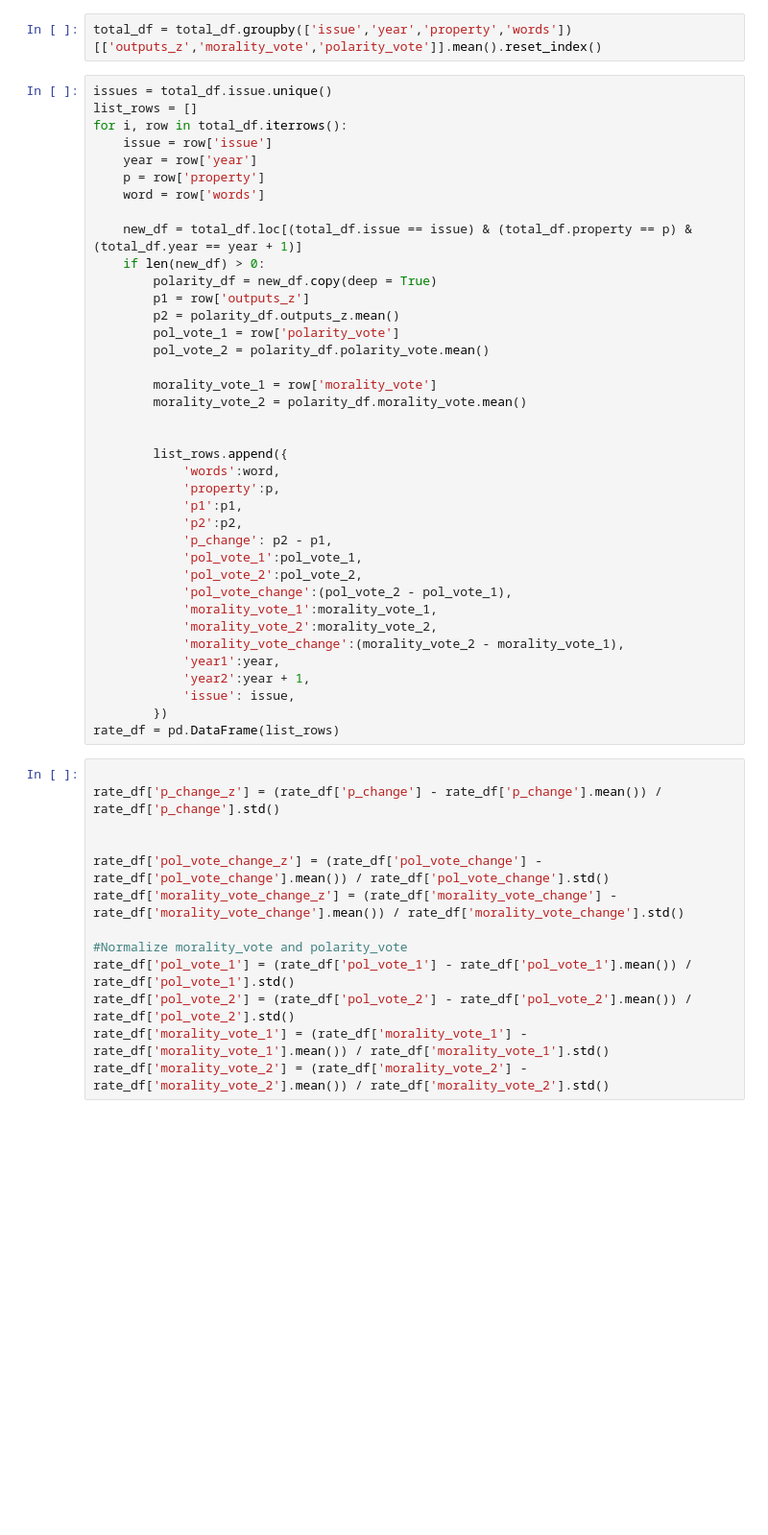
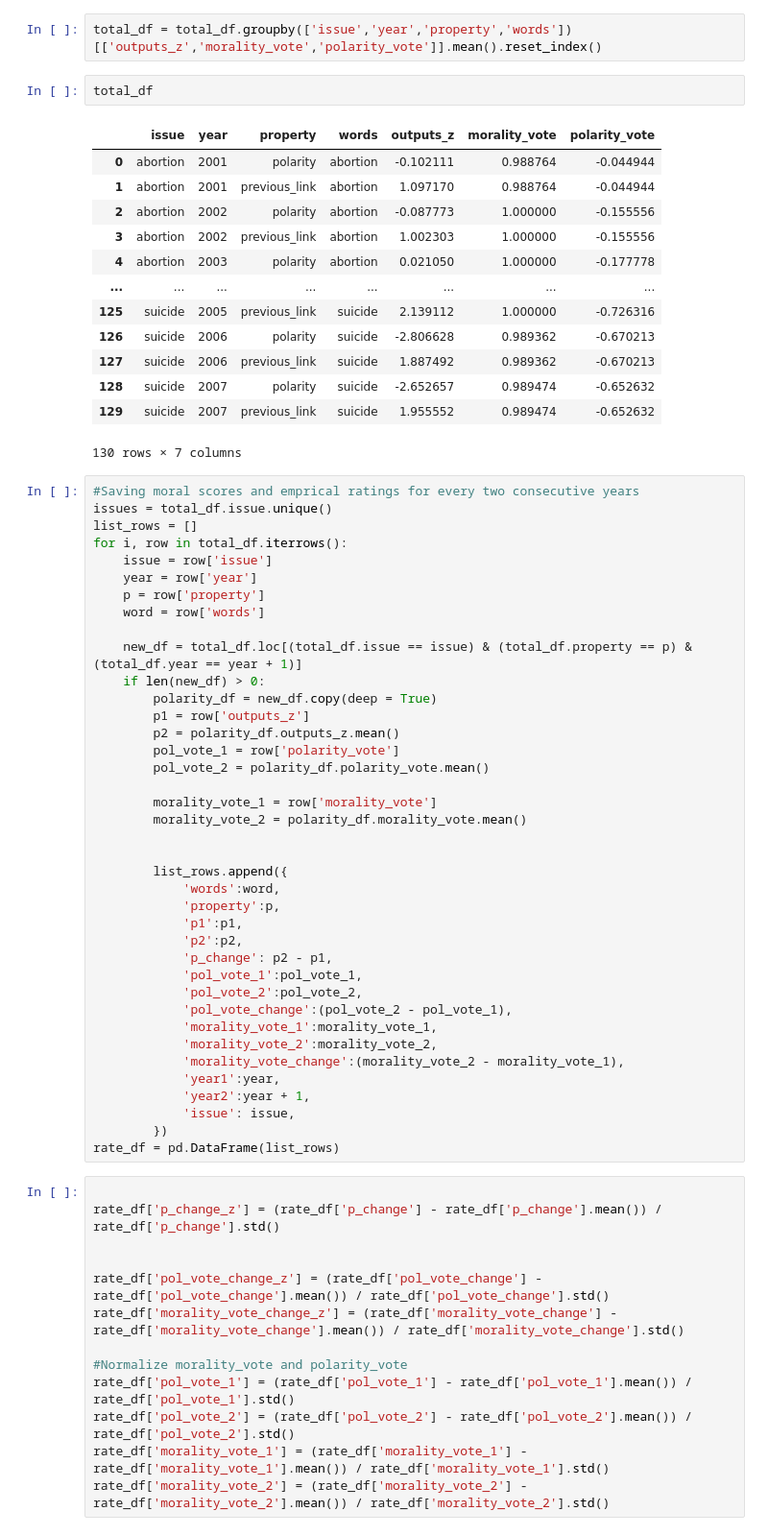
Before and after one commit to AidaRamezani/moralization_temporal, a Jupyter notebook: notebooks/nyt_gallup.ipynb, the cells around one changed output. Shown at 96% size. Cells and saved outputs as stored; diff of their text form; blank space fills up the shorter version.

```diff
--- a/notebooks/nyt_gallup.ipynb
+++ b/notebooks/nyt_gallup.ipynb
@@ -125,6 +115,23 @@ array(['abortion', 'sex', 'death penalty', 'divorce', 'homosexual',
 # %%
 total_df = total_df.groupby(['issue','year','property','words'])[['outputs_z','morality_vote','polarity_vote']].mean().reset_index()
+# %%
+total_df
+# %% [output]
+|  | issue | year | property | words | outputs_z | morality_vote | polarity_vote |
+| 0 | abortion | 2001 | polarity | abortion | -0.102111 | 0.988764 | -0.044944 |
+| 1 | abortion | 2001 | previous_link | abortion | 1.097170 | 0.988764 | -0.044944 |
+| 2 | abortion | 2002 | polarity | abortion | -0.087773 | 1.000000 | -0.155556 |
+| 3 | abortion | 2002 | previous_link | abortion | 1.002303 | 1.000000 | -0.155556 |
+| 4 | abortion | 2003 | polarity | abortion | 0.021050 | 1.000000 | -0.177778 |
+| ... | ... | ... | ... | ... | ... | ... | ... |
+| 125 | suicide | 2005 | previous_link | suicide | 2.139112 | 1.000000 | -0.726316 |
+| 126 | suicide | 2006 | polarity | suicide | -2.806628 | 0.989362 | -0.670213 |
+| 127 | suicide | 2006 | previous_link | suicide | 1.887492 | 0.989362 | -0.670213 |
+| 128 | suicide | 2007 | polarity | suicide | -2.652657 | 0.989474 | -0.652632 |
+| 129 | suicide | 2007 | previous_link | suicide | 1.955552 | 0.989474 | -0.652632 |
+130 rows × 7 columns
 # %%
+#Saving moral scores and emprical ratings for every two consecutive years
 issues = total_df.issue.unique()
 list_rows = []
 for i, row in total_df.iterrows():
```
Also changed, not shown: parts of 9 cells of this notebook.
